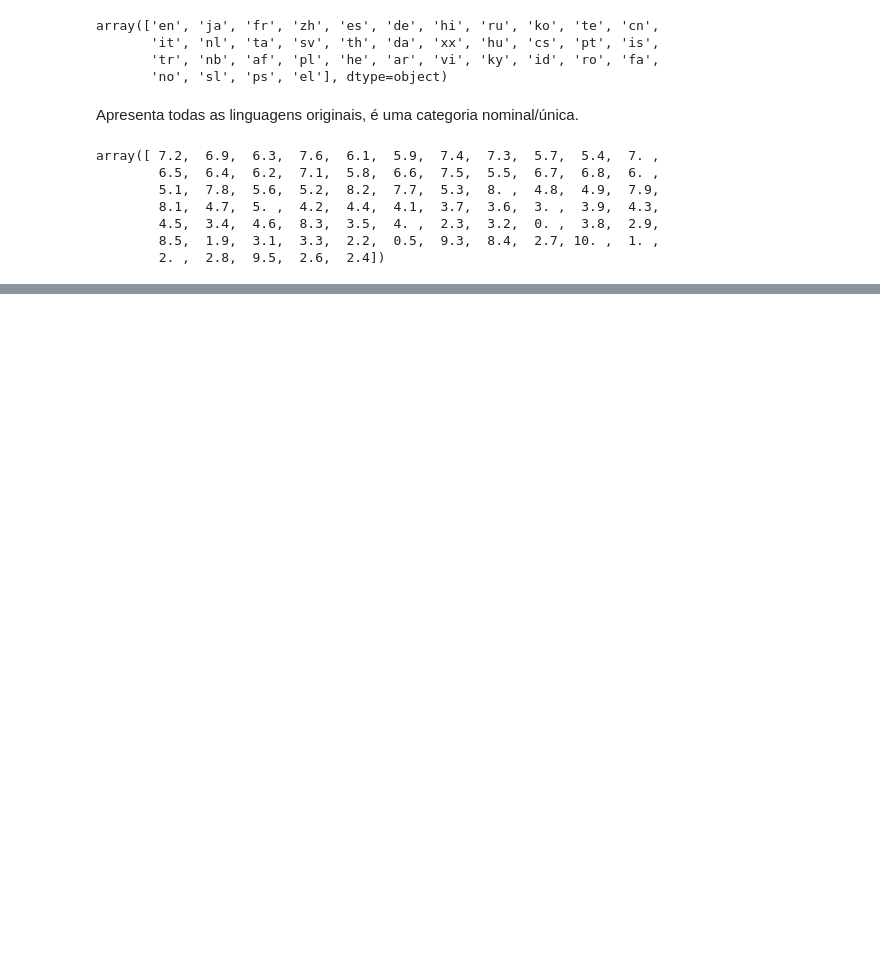
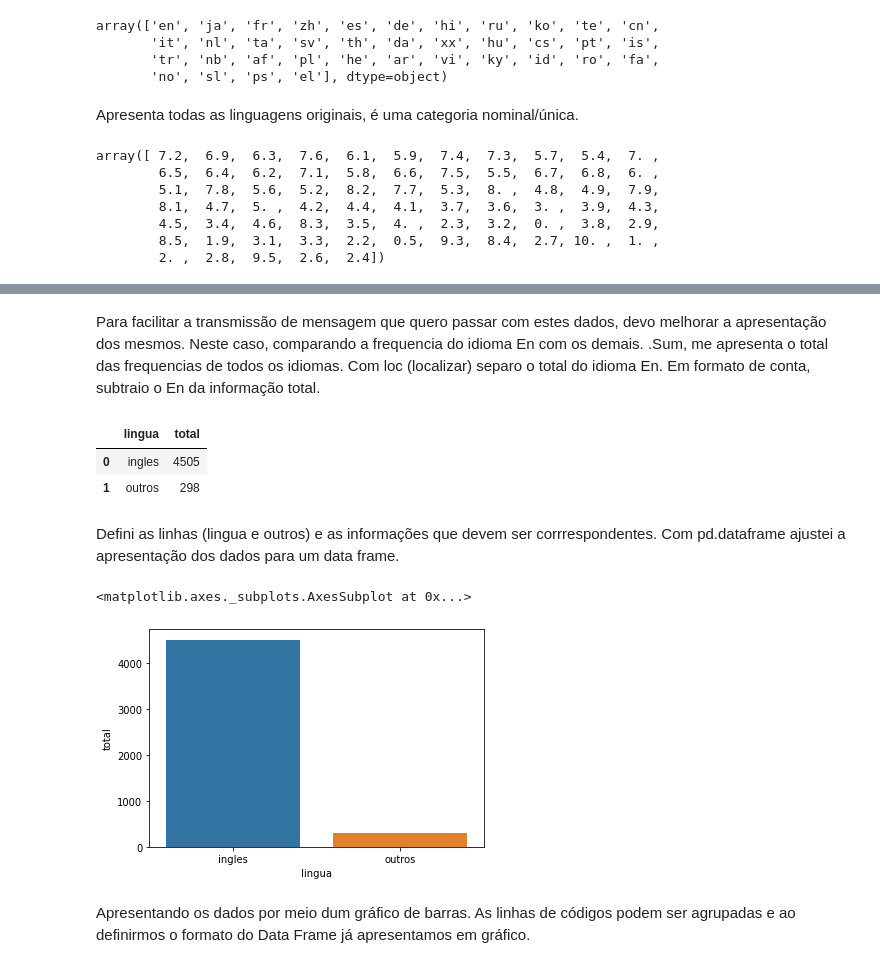
Before and after one commit to KerliS9/Cientista-de-dados, a Jupyter notebook: Introdução_à_Data_Science.ipynb, the cells around one changed output, grey strips where cells are left out. Drawn from its saved outputs; the diff is of its cells as text; code cells hidden in the pictures; blank space fills up the shorter version.

```diff
--- a/Introdução_à_Data_Science.ipynb
+++ b/Introdução_à_Data_Science.ipynb
@@ -288,0 +400,27 @@ array([ 7.2,  6.9,  6.3,  7.6,  6.1,  5.9,  7.4,  7.3,  5.7,  5.4,  7. ,
+# %% [markdown]
+Para facilitar a transmissão de mensagem que quero passar com estes dados, devo melhorar a apresentação dos mesmos. Neste caso, comparando a frequencia do idioma En com os demais.
+.Sum, me apresenta o total das frequencias de todos os idiomas.
+Com loc (localizar) separo o total do idioma En.
+Em formato de conta, subtraio o En da informação total.
+# %%
+dados = {
+    'lingua' : ['ingles', 'outros'],
+    'total' : [total_de_ingles, total_do_resto]
+}
+dados = pd.DataFrame(dados)
+dados
+# %% [output]
+|  | lingua | total |
+| 0 | ingles | 4505 |
+| 1 | outros | 298 |
+# %% [markdown]
+Defini as linhas (lingua e outros) e as informações que devem ser corrrespondentes.
+Com pd.dataframe ajustei a apresentação dos dados para um data frame.
+# %%
+sns.barplot(x = 'lingua', y = 'total', data = dados)
+# %% [output]
+<matplotlib.axes._subplots.AxesSubplot at 0x...>
+[figure, added]
+# %% [markdown]
+Apresentando os dados por meio dum gráfico de barras.
+As linhas de códigos podem ser agrupadas e ao definirmos o formato do Data Frame já apresentamos em gráfico.
```
Also changed, not shown: parts of 18 cells of this notebook.
